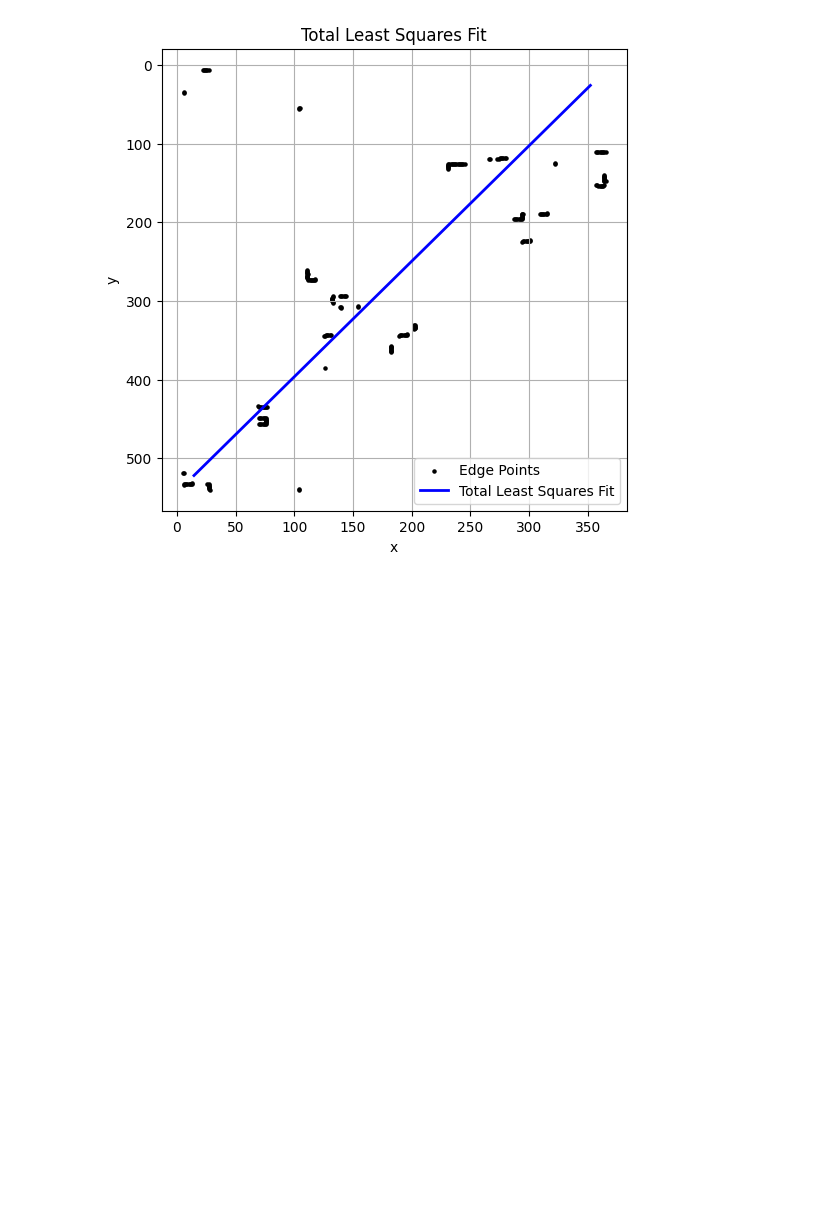
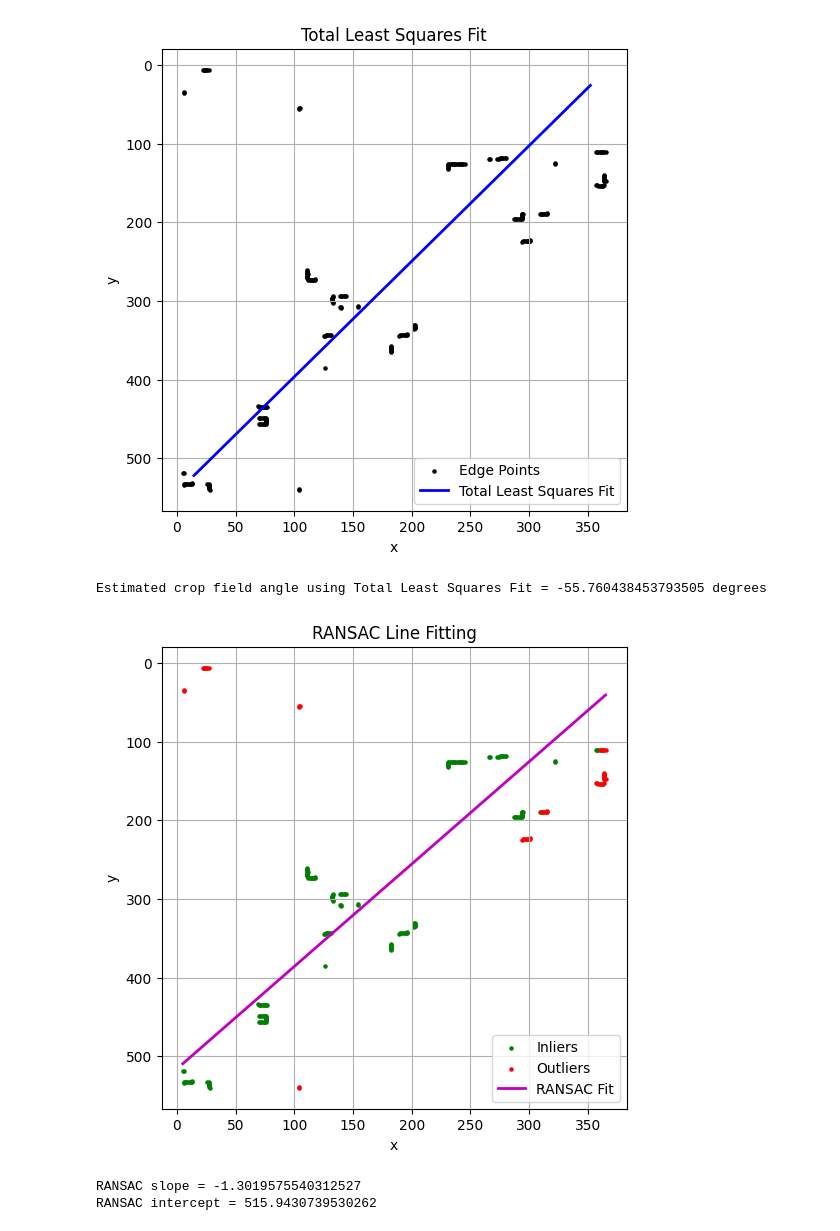
Before and after one commit to DHJ2002/Assignment-02, a Jupyter notebook: Assignmnet 02.ipynb, the cells around one changed output. Saved outputs shown, nothing was run; the diff lists cells and outputs as text; code cells hidden in the pictures; blank space fills up the shorter version.

```diff
--- a/Assignmnet 02.ipynb
+++ b/Assignmnet 02.ipynb
@@ -100,3 +100,49 @@ plt.grid(True)
 plt.show()
 # %% [output]
 [figure]
+# %%
+#Q7
+theta_tls = np.degrees(np.arctan2(dy, dx))
+print("Estimated crop field angle using Total Least Squares Fit =", theta_tls, "degrees")
+# %% [output]
+Estimated crop field angle using Total Least Squares Fit = -55.760438453793505 degrees
+# %%
+#Q10
+from sklearn.linear_model import RANSACRegressor, LinearRegression
+X = x.reshape(-1, 1)
+Y = y
+
+# RANSAC model
+ransac = RANSACRegressor(estimator=LinearRegression(), random_state=0)
+ransac.fit(X, Y)
+
+# Predicted line
+y_ransac = ransac.predict(x_line.reshape(-1, 1))
+
+# Inlier mask
+inlier_mask = ransac.inlier_mask_
+outlier_mask = np.logical_not(inlier_mask)
+
+# Plot
+plt.figure(figsize=(6, 6))
+plt.scatter(x[inlier_mask], y[inlier_mask], s=5, c='green', label='Inliers')
+plt.scatter(x[outlier_mask], y[outlier_mask], s=5, c='red', label='Outliers')
+plt.plot(x_line, y_ransac, 'm', linewidth=2, label='RANSAC Fit')
+plt.title('RANSAC Line Fitting')
+plt.xlabel('x')
+plt.ylabel('y')
+plt.gca().invert_yaxis()
+plt.legend()
+plt.grid(True)
+plt.show()
+
+# Extract slope and intercept
+m_ransac = ransac.estimator_.coef_[0]
+c_ransac = ransac.estimator_.intercept_
+
+print("RANSAC slope =", m_ransac)
+print("RANSAC intercept =", c_ransac)
+# %% [output]
+[figure, added]
+RANSAC slope = -1.3019575540312527
+RANSAC intercept = 515.9430739530262
```
Also changed, not shown: parts of 1 cell of this notebook.
